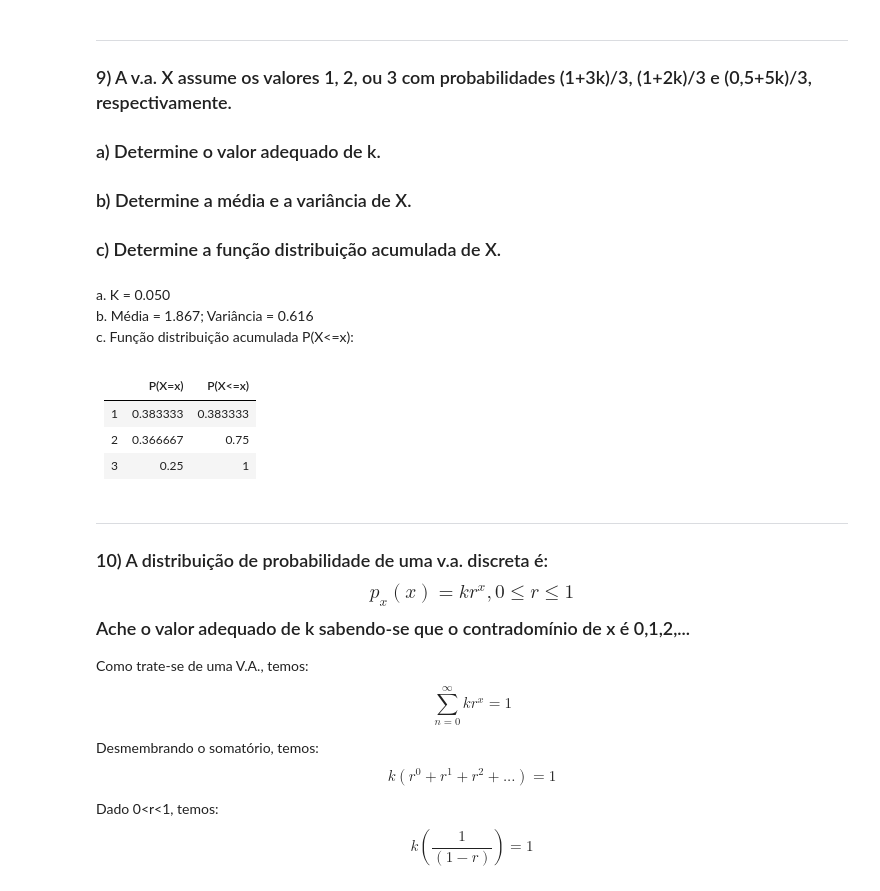
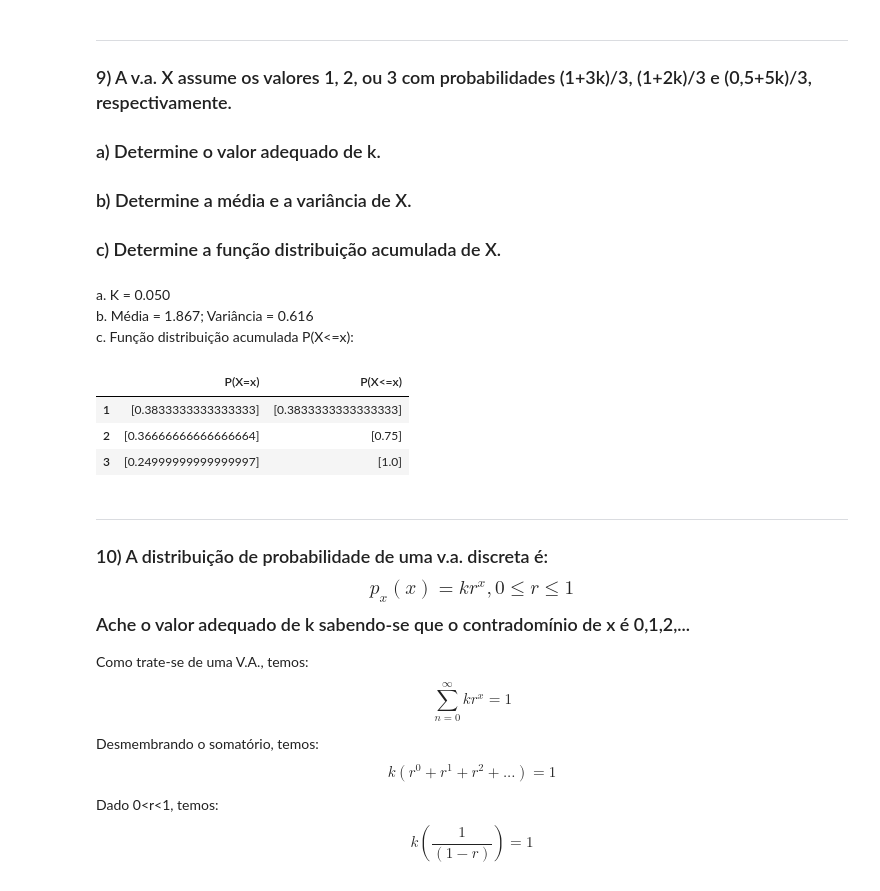
Before and after one commit to gui-lisboa/ControleEstatisticoDeQualidadeUFPR, a Jupyter notebook: _sources/atividade2.ipynb, the cells around one changed output. Saved outputs shown, nothing was run; the diff lists cells and outputs as text; code cells hidden in the pictures.

```diff
--- a/_sources/atividade2.ipynb
+++ b/_sources/atividade2.ipynb
@@ -255,31 +255,30 @@ Portanto, k = 1, logo, a V.A. é: $$Exp(\lambda=1)$$Logo, média = variância =
 # %%
 x = [1, 2, 3]
 px1 = lambda k: (1 + 3*k)/3
 px2 = lambda k: (1 + 2*k)/3
 px3 = lambda k: (.5 + 5*k)/3
 chute_inicial_para_k = 1
 
 k = optimize.root(lambda k: px1(k) + px2(k) + px3(k) - 1, chute_inicial_para_k)['x']
 tabela_dist = pd.DataFrame(
     data= {"P(X=x)": [px1(k), px2(k), px3(k)],
            "P(X<=x)": [px1(k), px1(k) + px2(k), px1(k) + px2(k) + px3(k)]},
     index= x)
 media = sum(tabela_dist["P(X=x)"] * tabela_dist.index)
 variancia = sum(tabela_dist["P(X=x)"] * (tabela_dist.index ** 2)) - (media ** 2)
 
 display(Markdown(
     f'a. K = {k.item():.3f} <br>'
     f'b. Média = {media.item():.3f}; Variância = {variancia.item():.3f} <br>'
     f'c. Função distribuição acumulada P(X<=x):'))
 
-display(Markdown(tabela_dist.to_markdown()))
+tabela_dist.to_markdown()
 # %% [output]
 a. K = 0.050 <br>b. Média = 1.867; Variância = 0.616 <br>c. Função distribuição acumulada P(X<=x):
-|    |   P(X=x) |   P(X<=x) |
-|---:|---------:|----------:|
-|  1 | 0.383333 |  0.383333 |
-|  2 | 0.366667 |  0.75     |
-|  3 | 0.25     |  1        |
+|  | P(X=x) | P(X<=x) |
+| 1 | [0.3833333333333333] | [0.3833333333333333] |
+| 2 | [0.36666666666666664] | [0.75] |
+| 3 | [0.24999999999999997] | [1.0] |
 # %% [markdown]
 ---
 ### 10) A distribuição de probabilidade de uma v.a. discreta é: $$p_{x}(x) = kr^x , 0 \le r \le 1 $$ Ache o valor adequado de k sabendo-se que o contradomínio de x é 0,1,2,...
```
Also changed, not shown: 12 other files.
